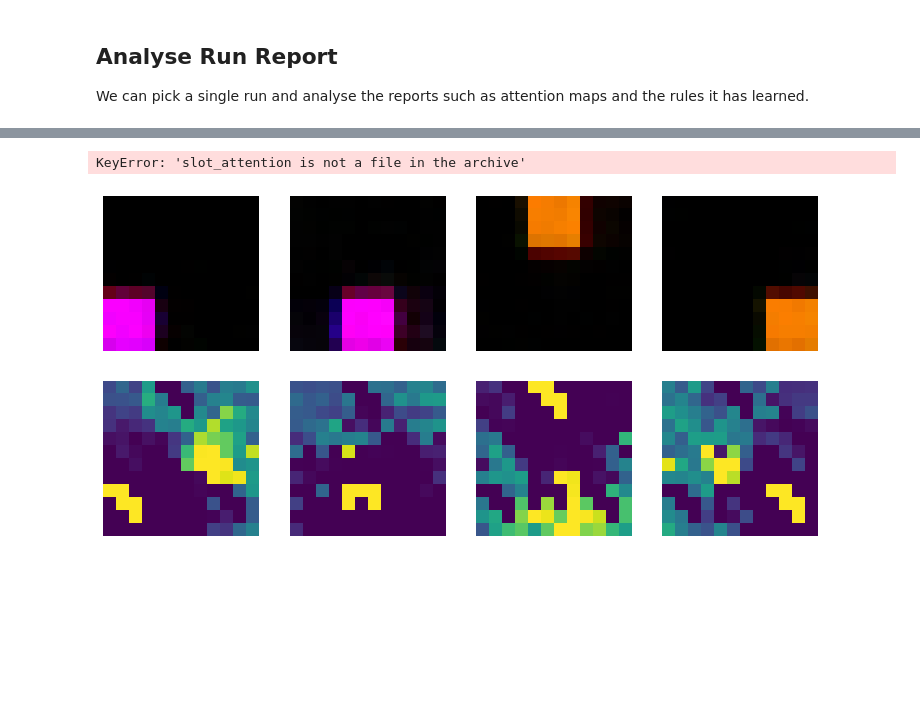
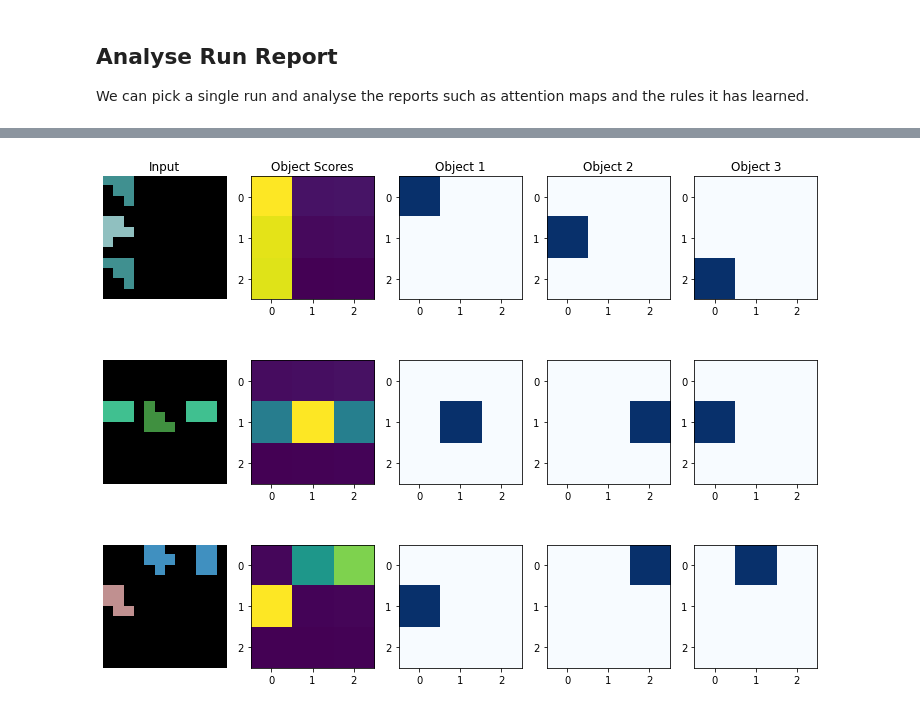
Before and after one commit to nuric/pix2rule, a Jupyter notebook: analyse_relsgame.ipynb, the cells around one changed output, grey strips where cells are left out. Saved outputs shown, nothing was run; the diff lists cells and outputs as text; code cells hidden in the pictures; blank space fills up the shorter version.

```diff
--- a/analyse_relsgame.ipynb
+++ b/analyse_relsgame.ipynb
@@ -181,14 +398,35 @@ plot_batch({'in_image': report[k][idxs] for k in ['prediction_image'] if k in re
-# %%
-for i in range(5):
-    plt.imshow(report['slot_attention'][idxs[3],-1,...,i].reshape(12, 12), cmap='Blues')
-    plt.show()
-# %% [output]
-KeyError: 'slot_attention is not a file in the archive'
-# %%
-plot_batch({'in_image': report['reconstructions'][idxs[0]]}, plot_image, size=5)
-# %% [output]
-[figure, removed]
-# %%
-plot_batch({'in_image': report['recon_masks'][idxs[0]]}, plot_image, size=5)
-# %% [output]
-[figure, removed]
+# %%
+# Which image patches have been selected as objects?
+def plot_obj_attention(report, indices):
+    """Plot object attention maps."""
+    # Determine how many objects there are
+    example_att = report['object_sel_object_atts'][indices[0]].reshape(-1, 3, 3)
+    num_objects = example_att.shape[0] # O
+    rows = len(indices)
+    cols = num_objects + 2
+    # Setup figure
+    plt.figure(figsize=(12.8, 9.6))
+    for i, idx in enumerate(indices):
+        plt.subplot(rows, cols, i*cols+1)
+        plt.imshow(np.clip((report['in_image'][idx]+1)/2, 0, 1))
+        plt.axis('off')
+        if i == 0:
+            plt.title("Input")
+        plt.subplot(rows, cols, i*cols+2)
+        plt.imshow(report['object_sel_object_scores'][idx].reshape(3, 3), cmap='viridis')
+        plt.yticks(range(3))
+        plt.xticks(range(3))
+        if i == 0:
+            plt.title("Object Scores")
+        for j in range(num_objects):
+            plt.subplot(rows, cols, i*cols + j + 3)
+            att_map = report['object_sel_object_atts'][idx].reshape(-1, 3, 3)[j]
+            plt.imshow(att_map, cmap='Blues')
+            plt.yticks(range(3))
+            plt.xticks(range(3))
+            if i == 0:
+                plt.title(f"Object {j+1}")
+
+plot_obj_attention(report, idxs[:3])
+# %% [output]
+[figure, added]
```
Also changed, not shown: parts of 42 cells of this notebook.
